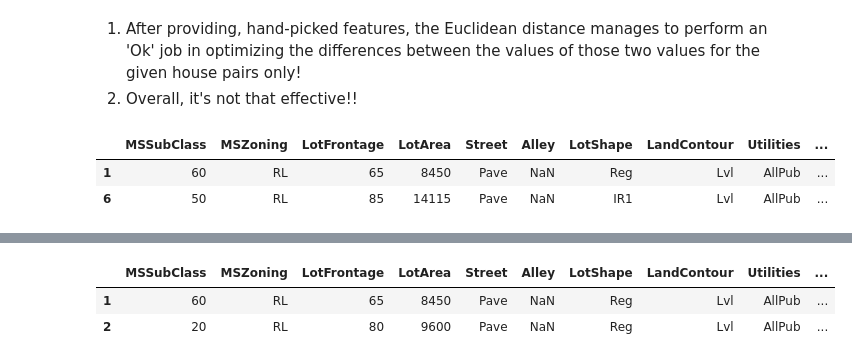
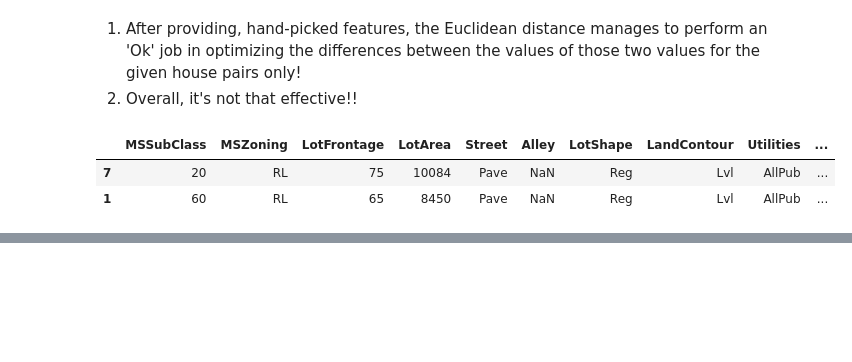
Before and after one commit to niranjan-sa/DataScience, a Jupyter notebook: Home_Work_3_Final.ipynb, the cells around one changed output, grey strips where cells are left out. Saved outputs shown, nothing was run; the diff lists cells and outputs as text; code cells hidden in the pictures; blank space fills up the shorter version.

```diff
--- a/Home_Work_3_Final.ipynb
+++ b/Home_Work_3_Final.ipynb
@@ -633,12 +755,12 @@ display_all(res1.T)
 # %%
 dstF = pairwise_distances(usc_train[['YearBuilt']], metric='l2')
 # %%
-res1 = pd.concat([train.iloc[0,:], train.iloc[np.argmin(dstF[0,np.nonzero(dstF[0,:])]),:]], axis=1)
+res1 = pd.concat([train.iloc[np.argmax(np.min(dstF[0,np.nonzero(dstF[0,:])]) == dstF[0,:]),:], train.iloc[0,:]], axis=1)
 display_all(res1.T)
 # %% [output]
 |  | MSSubClass | MSZoning | LotFrontage | LotArea | Street | Alley | LotShape | LandContour | Utilities | ... |
+| 7 | 20 | RL | 75 | 10084 | Pave | NaN | Reg | Lvl | AllPub | ... |
 | 1 | 60 | RL | 65 | 8450 | Pave | NaN | Reg | Lvl | AllPub | ... |
-| 6 | 50 | RL | 85 | 14115 | Pave | NaN | IR1 | Lvl | AllPub | ... |
 # %%
 res1 = pd.concat([train.iloc[0,:], train.iloc[np.argmax(dstF[0,:]),:]], axis=1)
 display_all(res1.T)
@@ -651,7 +770,0 @@ dstF = pairwise_distances(usc_train[['YearBuilt']], metric='l1')
-# %%
-res1 = pd.concat([train.iloc[0,:], train.iloc[np.argmin(dstF[np.nonzero(dstF[0,:])]),:]], axis=1)
-display_all(res1.T)
-# %% [output]
-|  | MSSubClass | MSZoning | LotFrontage | LotArea | Street | Alley | LotShape | LandContour | Utilities | ... |
-| 1 | 60 | RL | 65 | 8450 | Pave | NaN | Reg | Lvl | AllPub | ... |
-| 2 | 20 | RL | 80 | 9600 | Pave | NaN | Reg | Lvl | AllPub | ... |
```
Also changed, not shown: parts of 115 cells of this notebook.
